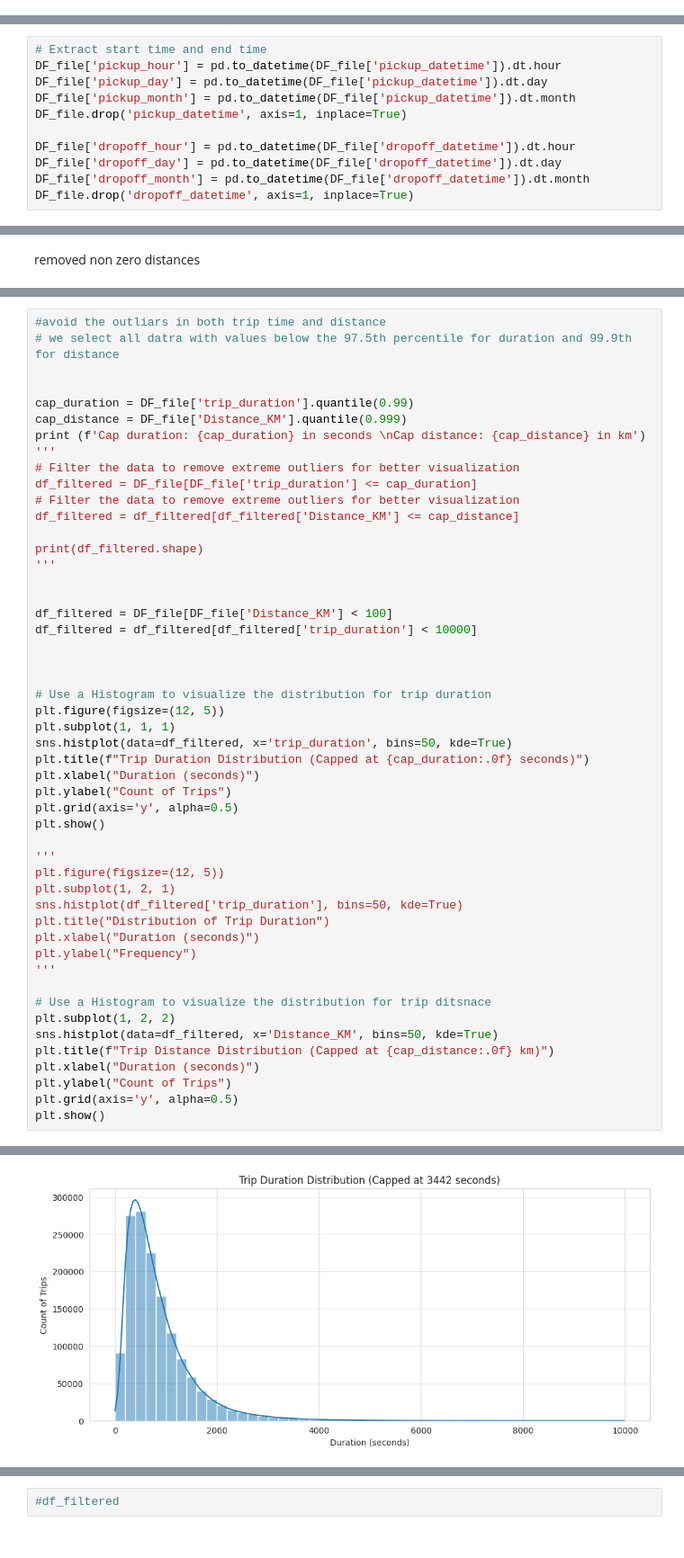
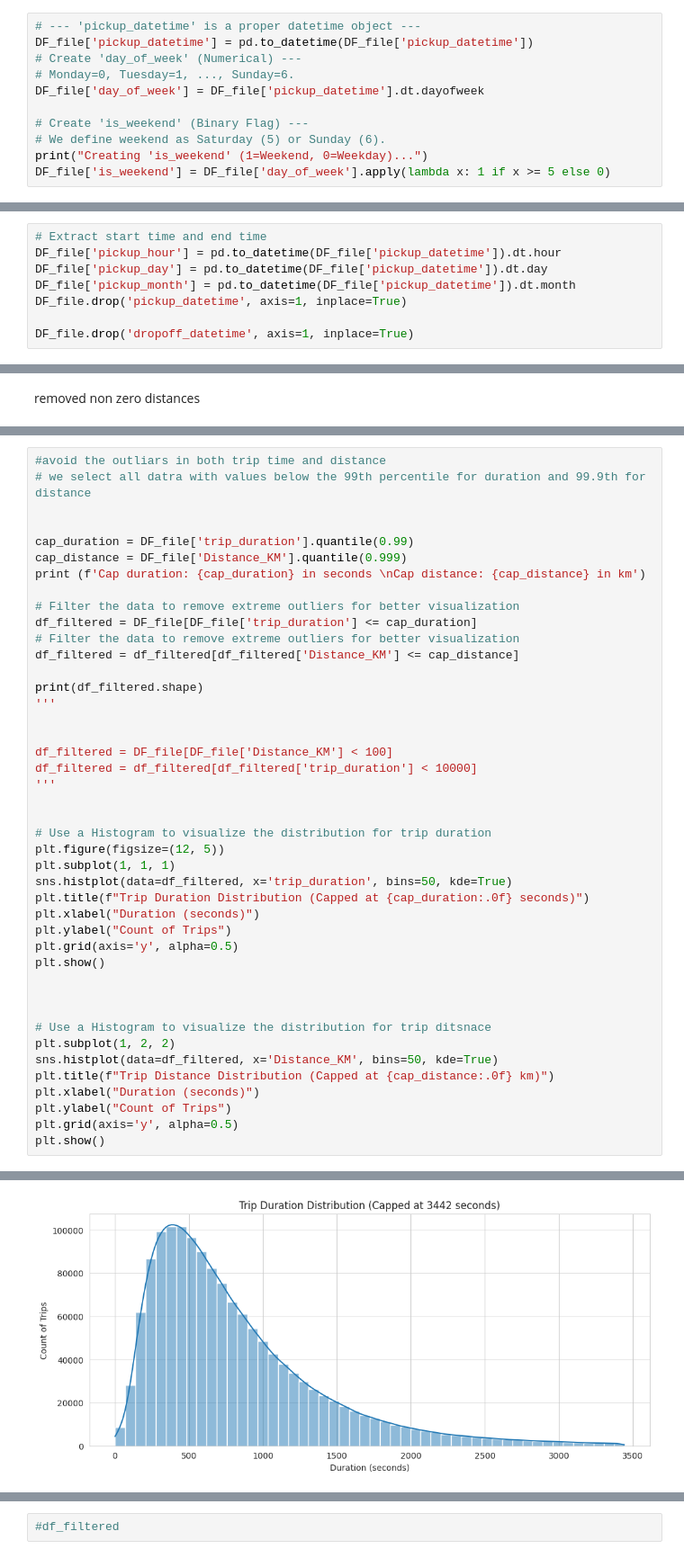
Before and after one commit to wasimshoman/NY_Taxi, a Jupyter notebook: Main.ipynb, the cells around one changed output, grey strips where cells are left out. Shown at 90% size. Drawn from its saved outputs; the diff is of its cells as text.

```diff
--- a/Main.ipynb
+++ b/Main.ipynb
@@ -309,0 +364,11 @@ convert row data to valid formats for later application
+# %%
+# --- 'pickup_datetime' is a proper datetime object ---
+DF_file['pickup_datetime'] = pd.to_datetime(DF_file['pickup_datetime'])
+# Create 'day_of_week' (Numerical) ---
+# Monday=0, Tuesday=1, ..., Sunday=6.
+DF_file['day_of_week'] = DF_file['pickup_datetime'].dt.dayofweek
+
+# Create 'is_weekend' (Binary Flag) ---
+# We define weekend as Saturday (5) or Sunday (6).
+print("Creating 'is_weekend' (1=Weekend, 0=Weekday)...")
+DF_file['is_weekend'] = DF_file['day_of_week'].apply(lambda x: 1 if x >= 5 else 0)
@@ -329,7 +398,4 @@ DF_file['pickup_day'] = pd.to_datetime(DF_file['pickup_datetime']).dt.day
 DF_file['pickup_month'] = pd.to_datetime(DF_file['pickup_datetime']).dt.month
 DF_file.drop('pickup_datetime', axis=1, inplace=True)
 
-DF_file['dropoff_hour'] = pd.to_datetime(DF_file['dropoff_datetime']).dt.hour
-DF_file['dropoff_day'] = pd.to_datetime(DF_file['dropoff_datetime']).dt.day
-DF_file['dropoff_month'] = pd.to_datetime(DF_file['dropoff_datetime']).dt.month
 DF_file.drop('dropoff_datetime', axis=1, inplace=True)
@@ -468,13 +553,13 @@ plt.show()
 [figure]
 # %%
 #avoid the outliars in both trip time and distance
-# we select all datra with values below the 97.5th percentile for duration and 99.9th for distance
+# we select all datra with values below the 99th percentile for duration and 99.9th for distance
 
 
 cap_duration = DF_file['trip_duration'].quantile(0.99)
 cap_distance = DF_file['Distance_KM'].quantile(0.999)
 print (f'Cap duration: {cap_duration} in seconds \nCap distance: {cap_distance} in km')
-'''
+
 # Filter the data to remove extreme outliers for better visualization
 df_filtered = DF_file[DF_file['trip_duration'] <= cap_duration]
 # Filter the data to remove extreme outliers for better visualization
@@ -486,7 +571,7 @@ print(df_filtered.shape)
 
 df_filtered = DF_file[DF_file['Distance_KM'] < 100]
 df_filtered = df_filtered[df_filtered['trip_duration'] < 10000]
-
+'''
 
 
 # Use a Histogram to visualize the distribution for trip duration
@@ -499,14 +584,7 @@ plt.ylabel("Count of Trips")
 plt.grid(axis='y', alpha=0.5)
 plt.show()
 
-'''
-plt.figure(figsize=(12, 5))
-plt.subplot(1, 2, 1)
-sns.histplot(df_filtered['trip_duration'], bins=50, kde=True)
-plt.title("Distribution of Trip Duration")
-plt.xlabel("Duration (seconds)")
-plt.ylabel("Frequency")
-'''
+
 
 # Use a Histogram to visualize the distribution for trip ditsnace
 plt.subplot(1, 2, 2)
@@ -522 +601 @@ Cap distance: 24.795344966629102 in km
-[figure, old version]
+[figure, new version]
```
Also changed, not shown: parts of 36 cells of this notebook.
